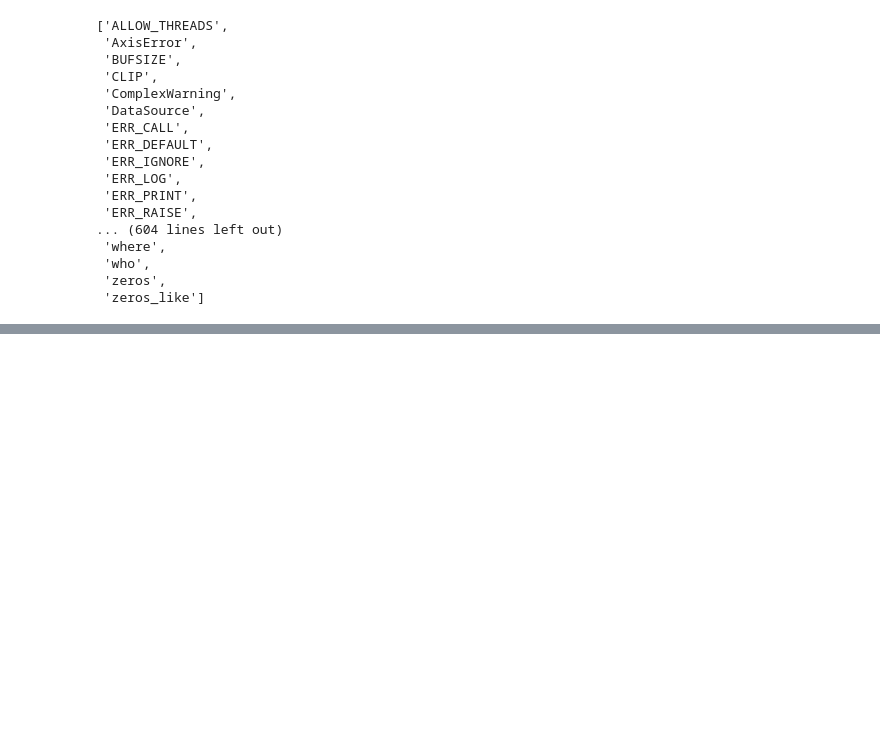
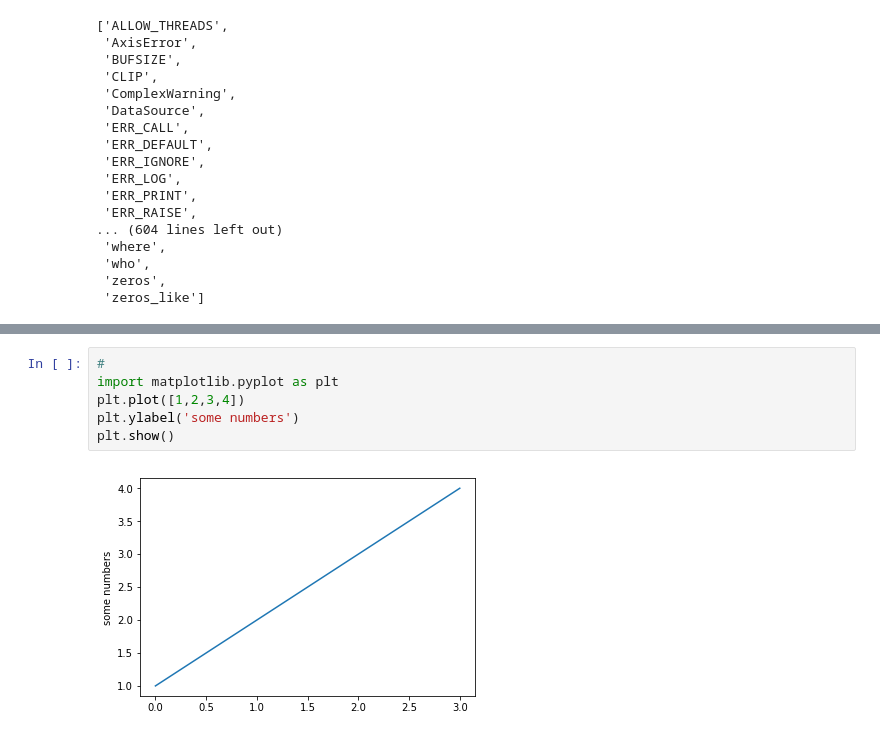
Before and after one commit to juselebe/Elementosfinitos, a Jupyter notebook: Intermedio.ipynb, the cells around one changed output, grey strips where cells are left out. Saved outputs shown, nothing was run; the diff lists cells and outputs as text; blank space fills up the shorter version.

```diff
--- a/Intermedio.ipynb
+++ b/Intermedio.ipynb
@@ -62,0 +191,8 @@ array(...)
+# %%
+#
+import matplotlib.pyplot as plt
+plt.plot([1,2,3,4])
+plt.ylabel('some numbers')
+plt.show()
+# %% [output]
+[figure, added]
```
Also changed, not shown: parts of 22 cells of this notebook, 1 other file.
